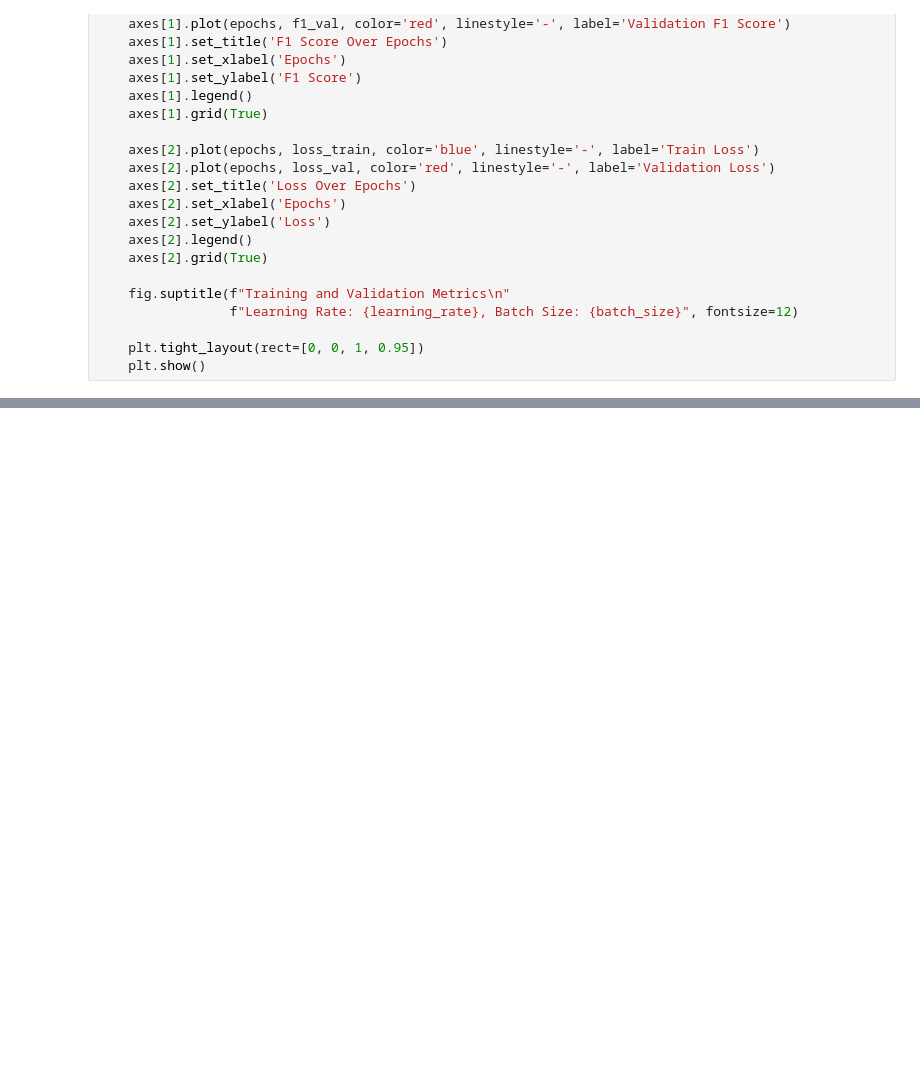
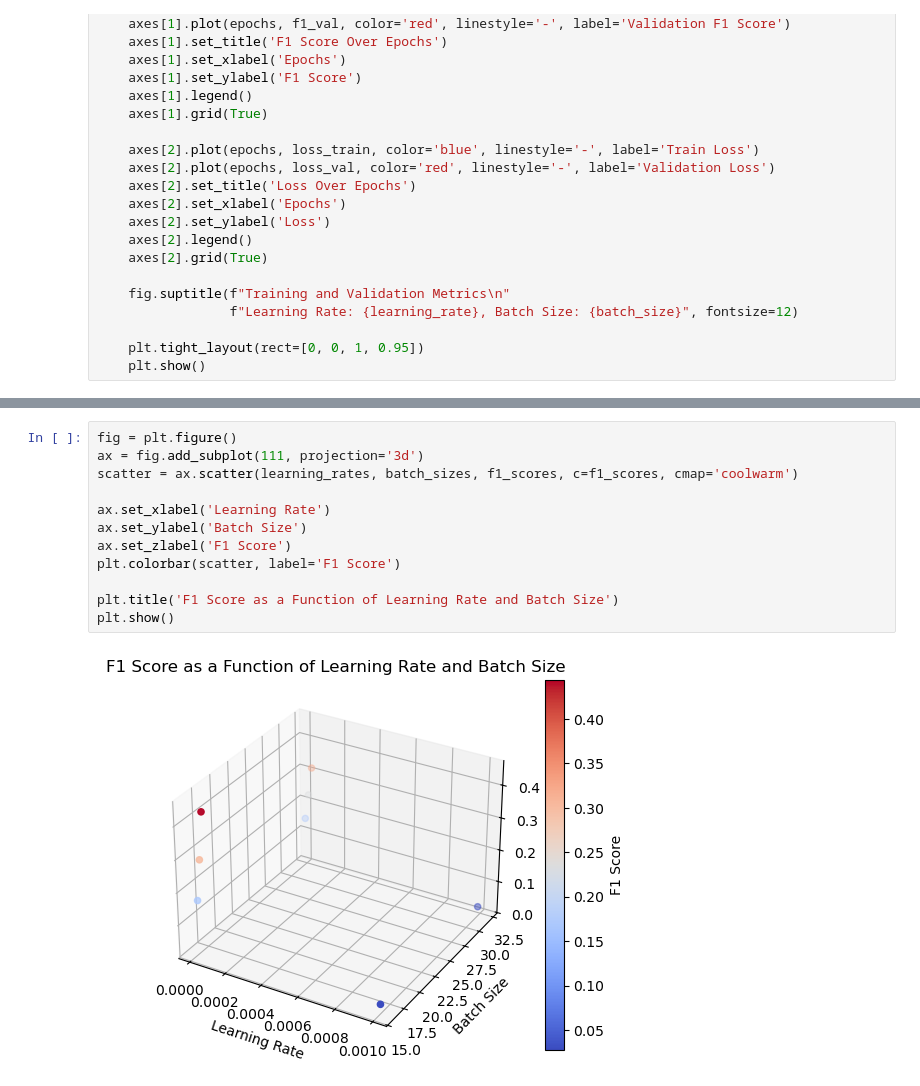
Before and after one commit to tamaricoh/AccentureProject, a Jupyter notebook: src/grid_search.ipynb, the cells around one changed output, grey strips where cells are left out. Drawn from its saved outputs; the diff is of its cells as text; blank space fills up the shorter version.

```diff
--- a/src/grid_search.ipynb
+++ b/src/grid_search.ipynb
@@ -127,0 +141,14 @@ Validation Accuracy: 56.250000%, Validation F1 Score: 0.448214
+# %%
+fig = plt.figure()
+ax = fig.add_subplot(111, projection='3d')
+scatter = ax.scatter(learning_rates, batch_sizes, f1_scores, c=f1_scores, cmap='coolwarm')
+
+ax.set_xlabel('Learning Rate')
+ax.set_ylabel('Batch Size')
+ax.set_zlabel('F1 Score')
+plt.colorbar(scatter, label='F1 Score')
+
+plt.title('F1 Score as a Function of Learning Rate and Batch Size')
+plt.show()
+# %% [output]
+[figure, added]
```
Also changed, not shown: parts of 4 cells of this notebook, 8 other files.
